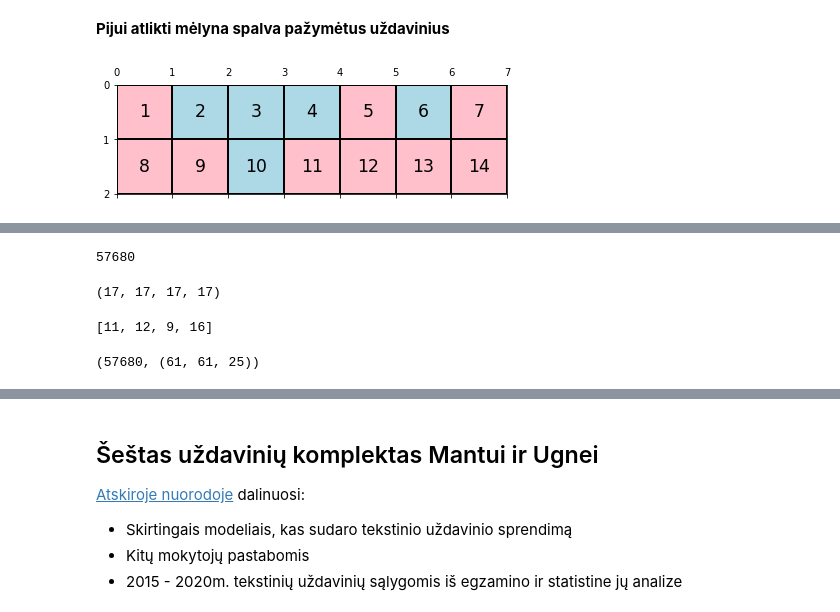
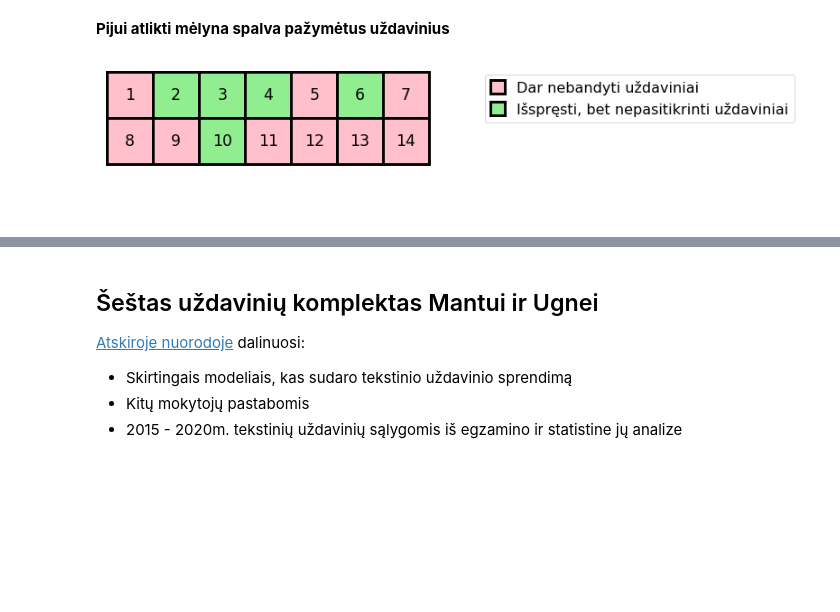
Before and after one commit to loijord/mokslas_2021, a Jupyter notebook: Matematika/tekstiniai_uzdaviniai/tekstiniai_uzdaviniai.ipynb, the cells around one changed output, grey strips where cells are left out. Cells and saved outputs as stored; diff of their text form; code cells hidden in the pictures; blank space fills up the shorter version.

```diff
--- a/Matematika/tekstiniai_uzdaviniai/tekstiniai_uzdaviniai.ipynb
+++ b/Matematika/tekstiniai_uzdaviniai/tekstiniai_uzdaviniai.ipynb
@@ -1,6 +1,12 @@
 # %%
 from my_models import draw_tasking, draw_division, Vergnaud, Greer
 from IPython.display import display, HTML
+docs = {'seagreen': 'Išspręsti ir pasitikrinti uždaviniai',
+        'lightgreen': 'Išspręsti, bet nepasitikrinti uždaviniai',
+        'lightblue': 'Uždaviniai kitam kartui',
+        'pink': 'Dar nebandyti uždaviniai',
+        'brown': 'Neatidžiai išspręsti uždaviniai',
+        'red': 'Uždaviniai, kurių nepavyko išspręsti'}
 # %% [markdown]
 Pijaus pagrindinis trūkumas: per silpnas skaičiaus sąvokos vaizdinys. Pavyzdžiui negebėjimas atsakyti, kiek kartų 21 yra daugiau už 14.
 
@@ -253,35 +259,11 @@ draw_tasking(1, 13, 13, [])
 # %% [markdown]
 **Pijui atlikti mėlyna spalva pažymėtus uždavinius**
 # %%
-draw_tasking(2, 7, 14, [2, 3, 4, 6, 10])
+draw_tasking(7, 14, colors={'lightgreen': [2, 3, 4, 6, 10]}, docs=docs)
 # %% [output]
-[figure, old version]
+[figure, new version]
 # %% [markdown]
 ## Ketvirtas uždavinių komplektas Pijui
 [Medžiagoje](https://github.com/loijord/matematikos_pamokos/blob/master/programa/Martynas/nezinomieji.pdf) aiškinama, kaip spręsti tekstinius uždavinius sudarant lygtis. Tačiau norint, kad tai pavyktų sėkmingai, reikėtų pasispręsti kitus uždavinius, kad būtų galima lengviau gaudytis sąryšiuose:
 
 ![](reiskiniai.png)
-# %%
-n = 'ab9f'
-d = {'a':11,'b':12, '9':9,  'f':16}
-arr = [d[x] for x in n]
-np.ravel_multi_index(arr, (17,)*len(n))
-# %% [output]
-57680
-# %%
-(17,)*len(n)
-# %% [output]
-(17, 17, 17, 17)
-# %%
-arr = [d[x] for x in n]
-arr
-# %% [output]
-[11, 12, 9, 16]
-# %%
-def unravel_index(indices, shape):
-    return np.unravel_index(indices, shape)
-
-
-(57680, (60+1, 60+1, 24+1))
-# %% [output]
-(57680, (61, 61, 25))
```
Also changed, not shown: parts of 6 cells of this notebook, 1 other file.
